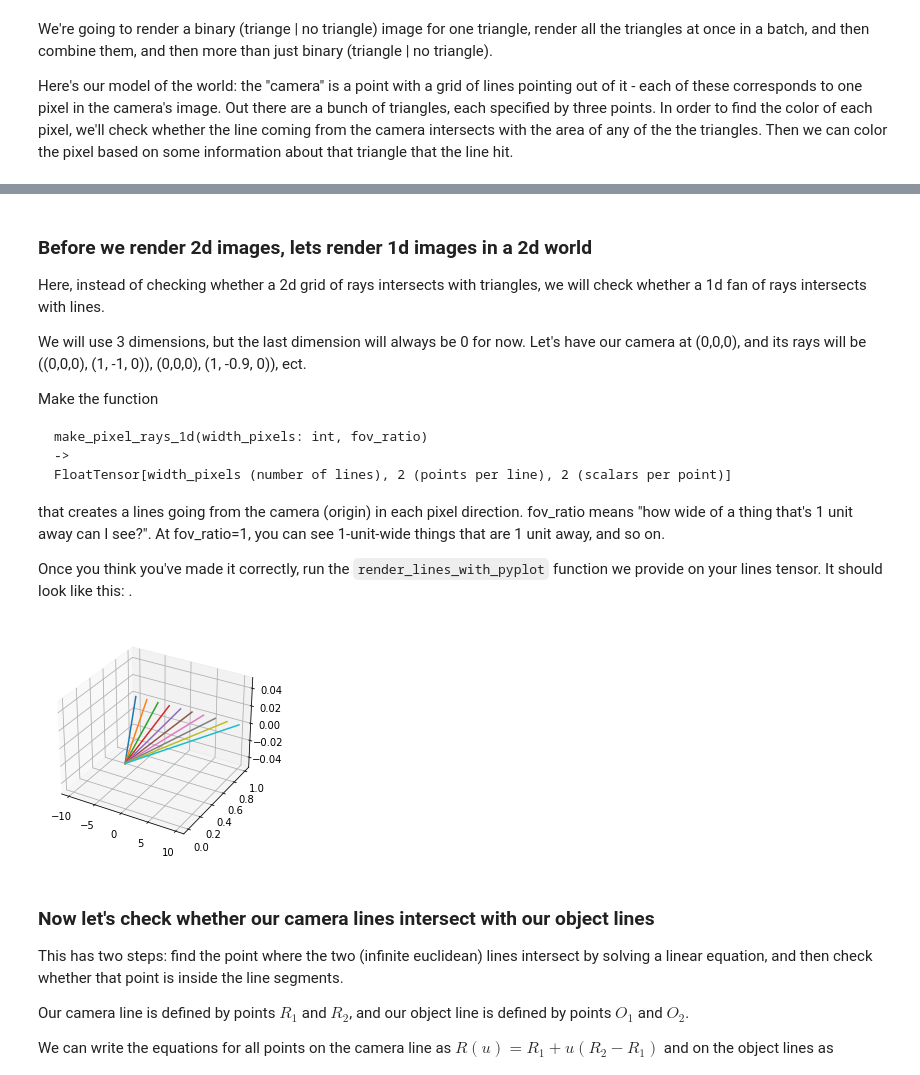
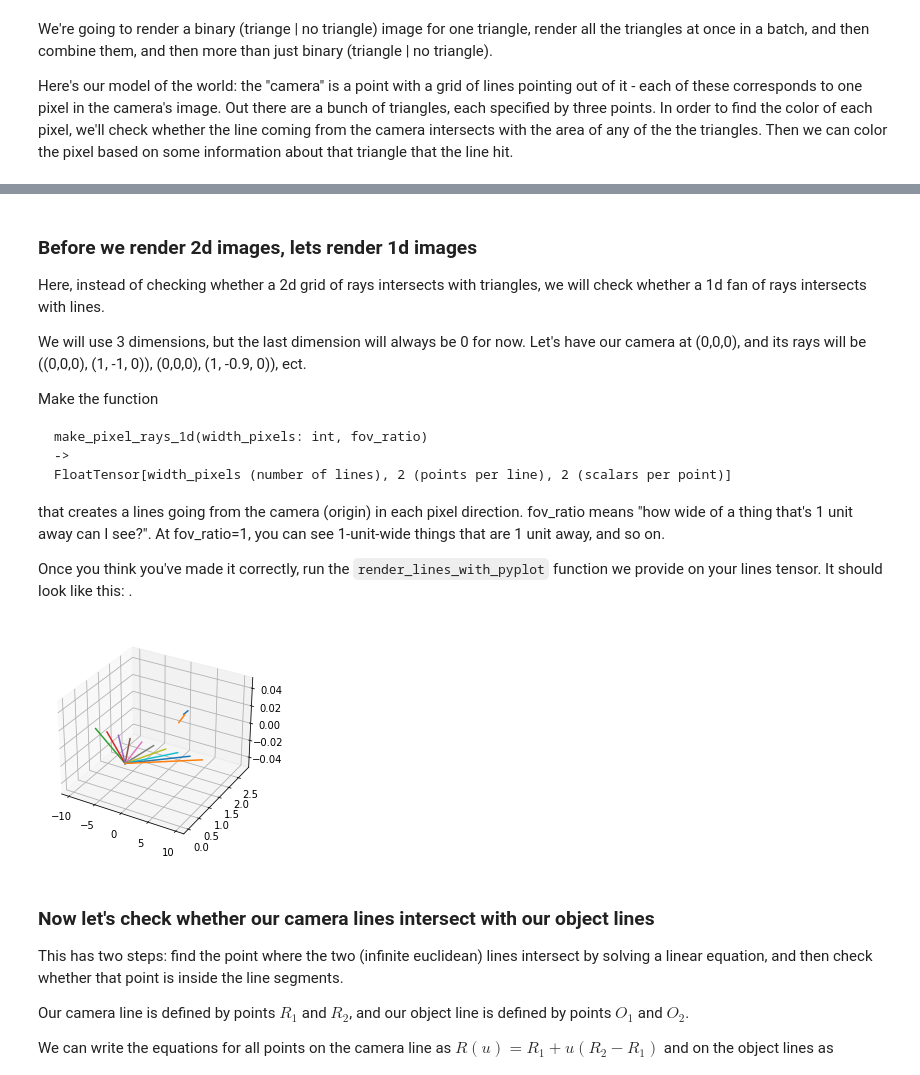
Before and after one commit to redwoodresearch/mlab, a Jupyter notebook: days/w1d1_renderer.ipynb, the cells around one changed output, grey strips where cells are left out. Cells and saved outputs as stored; diff of their text form; code cells hidden in the pictures.

Commit message:
renderer save state

```diff
--- a/days/w1d1_renderer.ipynb
+++ b/days/w1d1_renderer.ipynb
@@ -10,7 +10,7 @@ Here's our model of the world: the "camera" is a point with a grid of lines poin
 # %% [markdown]
 ![image](https://www.scratchapixel.com/images/upload/rasterization/raytracing-raster.png?)
 # %% [markdown]
-### Before we render 2d images, lets render 1d images in a 2d world
+### Before we render 2d images, lets render 1d images
 
 Here, instead of checking whether a 2d grid of rays intersects with triangles, we will check whether a 1d fan of rays intersects with lines.
 
@@ -41,17 +41,23 @@ def render_lines_with_pyplot(lines):
 # %%
 # SOLUTION, TO REMOVE
 def camera_rays_1d(W,fov_ratio=0.3):
     y_dirs = t.linspace(-fov_ratio,fov_ratio, W)
     ray_directions = t.stack([t.ones(W), y_dirs,t.zeros(W)], dim=1)
     origin = t.tensor([0,0,0]).unsqueeze(0).expand([W, 3])
     lines = t.stack([origin, ray_directions], dim=1)
     return lines
 
+def objects(n):
+    xys = t.rand(n, 2, 2)
+    xys[:,:,0]+=2
+    xys[:,:,1]-=0.5
+    xys[:,:,1]*=3
+    return t.cat([xys, t.zeros(n, 2, 1)], dim=2)
 lines = camera_rays_1d(10,10)
 
-render_lines_with_pyplot(lines)
+render_lines_with_pyplot(t.cat([objects(2), lines], dim=0))
 # %% [output]
-[figure, old version]
+[figure, new version]
 # %% [markdown]
 ### Now let's check whether our camera lines intersect with our object lines
 
```
Also changed, not shown: parts of 2 cells of this notebook.
